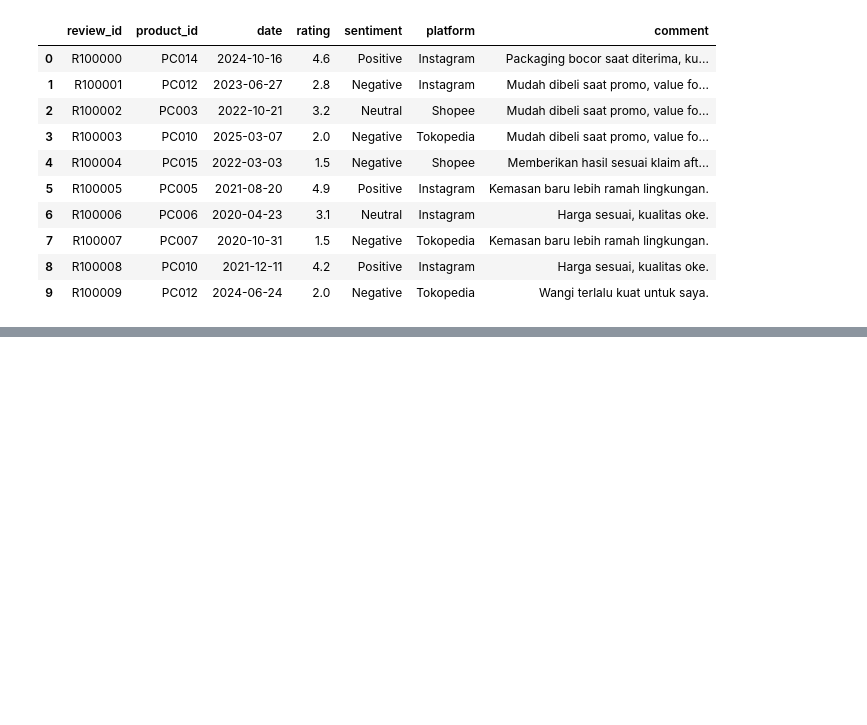
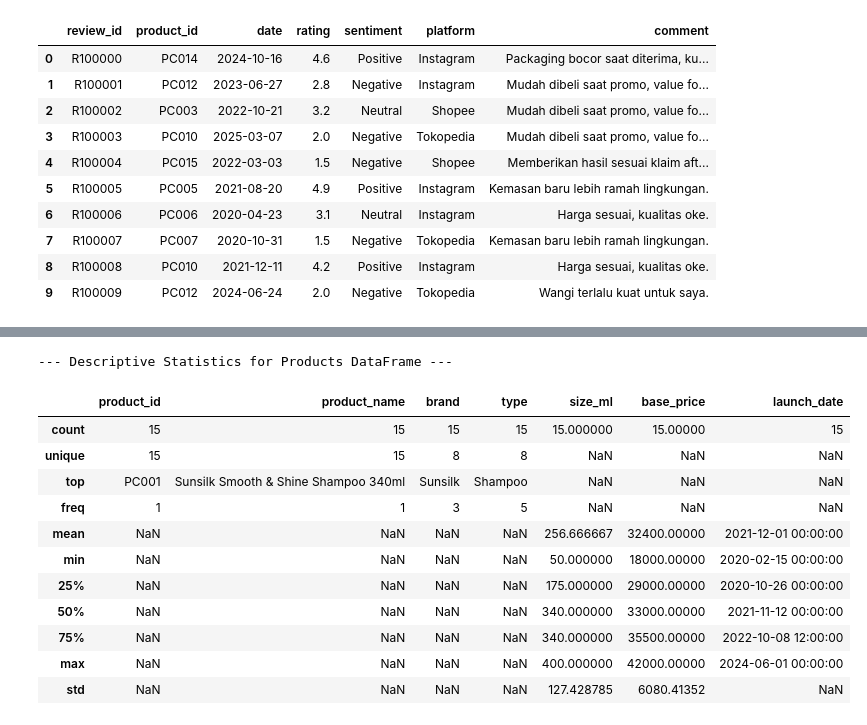
Before and after one commit to LatiefDataVisionary/fmcg-gelar-rasa-2025, a Jupyter notebook: notebooks/notebook.ipynb, the cells around one changed output, grey strips where cells are left out. Cells and saved outputs as stored; diff of their text form; code cells hidden in the pictures; blank space fills up the shorter version.

```diff
--- a/notebooks/notebook.ipynb
+++ b/notebooks/notebook.ipynb
@@ -1520,0 +1548,17 @@ memory usage: 547.0+ KB
+# %%
+print("\n--- Descriptive Statistics for Products DataFrame ---")
+display(products.describe(include='all'))
+# %% [output]
+--- Descriptive Statistics for Products DataFrame ---
+|  | product_id | product_name | brand | type | size_ml | base_price | launch_date |
+| count | 15 | 15 | 15 | 15 | 15.000000 | 15.00000 | 15 |
+| unique | 15 | 15 | 8 | 8 | NaN | NaN | NaN |
+| top | PC001 | Sunsilk Smooth & Shine Shampoo 340ml | Sunsilk | Shampoo | NaN | NaN | NaN |
+| freq | 1 | 1 | 3 | 5 | NaN | NaN | NaN |
+| mean | NaN | NaN | NaN | NaN | 256.666667 | 32400.00000 | 2021-12-01 00:00:00 |
+| min | NaN | NaN | NaN | NaN | 50.000000 | 18000.00000 | 2020-02-15 00:00:00 |
+| 25% | NaN | NaN | NaN | NaN | 175.000000 | 29000.00000 | 2020-10-26 00:00:00 |
+| 50% | NaN | NaN | NaN | NaN | 340.000000 | 33000.00000 | 2021-11-12 00:00:00 |
+| 75% | NaN | NaN | NaN | NaN | 340.000000 | 35500.00000 | 2022-10-08 12:00:00 |
+| max | NaN | NaN | NaN | NaN | 400.000000 | 42000.00000 | 2024-06-01 00:00:00 |
+| std | NaN | NaN | NaN | NaN | 127.428785 | 6080.41352 | NaN |
```
Also changed, not shown: parts of 5 cells of this notebook.
